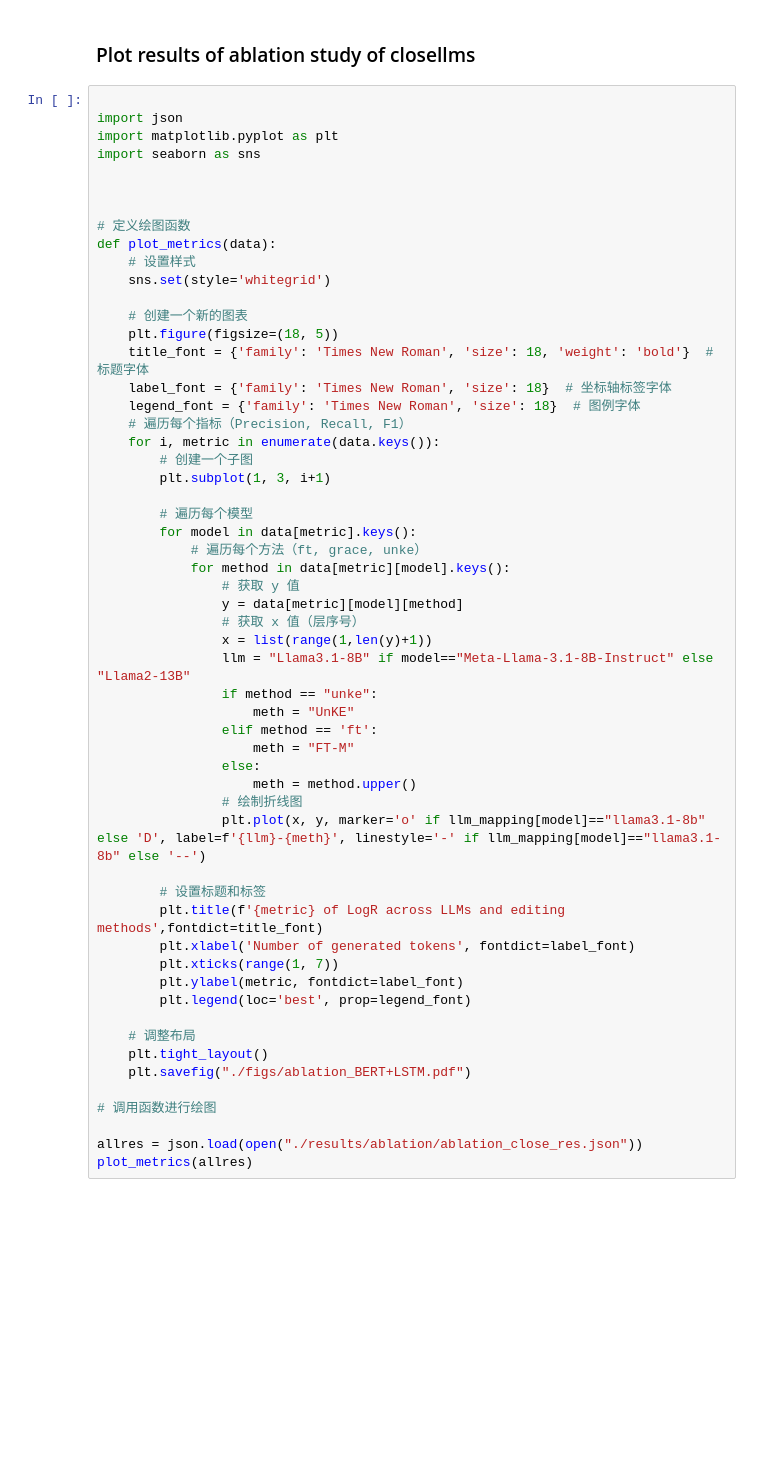
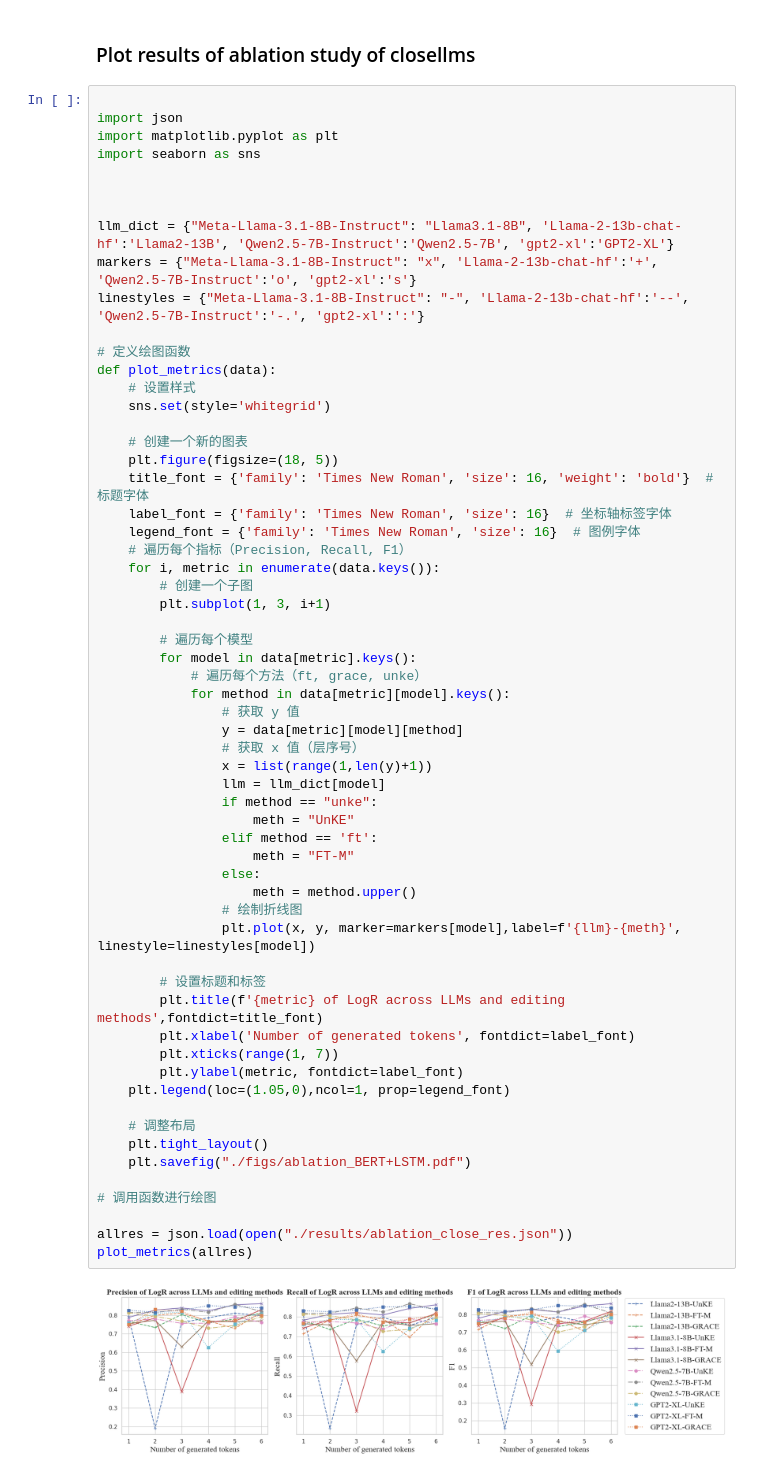
Before and after one commit to xpq-tech/KETI, a Jupyter notebook: ablation_closed_llm.ipynb, the cells around one changed output. Cells and saved outputs as stored; diff of their text form; blank space fills up the shorter version.

```diff
--- a/ablation_closed_llm.ipynb
+++ b/ablation_closed_llm.ipynb
@@ -225,6 +230,10 @@ import seaborn as sns
 
 
 
+llm_dict = {"Meta-Llama-3.1-8B-Instruct": "Llama3.1-8B", 'Llama-2-13b-chat-hf':'Llama2-13B', 'Qwen2.5-7B-Instruct':'Qwen2.5-7B', 'gpt2-xl':'GPT2-XL'}
+markers = {"Meta-Llama-3.1-8B-Instruct": "x", 'Llama-2-13b-chat-hf':'+', 'Qwen2.5-7B-Instruct':'o', 'gpt2-xl':'s'}
+linestyles = {"Meta-Llama-3.1-8B-Instruct": "-", 'Llama-2-13b-chat-hf':'--', 'Qwen2.5-7B-Instruct':'-.', 'gpt2-xl':':'}
+
 # 定义绘图函数
 def plot_metrics(data):
     # 设置样式
@@ -232,9 +241,9 @@ def plot_metrics(data):
 
     # 创建一个新的图表
     plt.figure(figsize=(18, 5))
-    title_font = {'family': 'Times New Roman', 'size': 18, 'weight': 'bold'}  # 标题字体
-    label_font = {'family': 'Times New Roman', 'size': 18}  # 坐标轴标签字体
-    legend_font = {'family': 'Times New Roman', 'size': 18}  # 图例字体
+    title_font = {'family': 'Times New Roman', 'size': 16, 'weight': 'bold'}  # 标题字体
+    label_font = {'family': 'Times New Roman', 'size': 16}  # 坐标轴标签字体
+    legend_font = {'family': 'Times New Roman', 'size': 16}  # 图例字体
     # 遍历每个指标（Precision, Recall, F1）
     for i, metric in enumerate(data.keys()):
         # 创建一个子图
@@ -242,34 +251,36 @@ def plot_metrics(data):
 
         # 遍历每个模型
         for model in data[metric].keys():
             # 遍历每个方法（ft, grace, unke）
             for method in data[metric][model].keys():
                 # 获取 y 值
                 y = data[metric][model][method]
                 # 获取 x 值（层序号）
                 x = list(range(1,len(y)+1))
-                llm = "Llama3.1-8B" if model=="Meta-Llama-3.1-8B-Instruct" else "Llama2-13B"
+                llm = llm_dict[model]
                 if method == "unke":
                     meth = "UnKE"
                 elif method == 'ft':
                     meth = "FT-M"
                 else:
                     meth = method.upper()
                 # 绘制折线图
-                plt.plot(x, y, marker='o' if llm_mapping[model]=="llama3.1-8b" else 'D', label=f'{llm}-{meth}', linestyle='-' if llm_mapping[model]=="llama3.1-8b" else '--')
+                plt.plot(x, y, marker=markers[model],label=f'{llm}-{meth}', linestyle=linestyles[model])
 
         # 设置标题和标签
         plt.title(f'{metric} of LogR across LLMs and editing methods',fontdict=title_font)
         plt.xlabel('Number of generated tokens', fontdict=label_font)
         plt.xticks(range(1, 7))
         plt.ylabel(metric, fontdict=label_font)
-        plt.legend(loc='best', prop=legend_font)
+    plt.legend(loc=(1.05,0),ncol=1, prop=legend_font)
 
     # 调整布局
     plt.tight_layout()
     plt.savefig("./figs/ablation_BERT+LSTM.pdf")
 
 # 调用函数进行绘图
 
-allres = json.load(open("./results/ablation/ablation_close_res.json"))
+allres = json.load(open("./results/ablation_close_res.json"))
 plot_metrics(allres)
+# %% [output]
+[figure, added]
```
Also changed, not shown: parts of 1 cell of this notebook, 12 other files.
